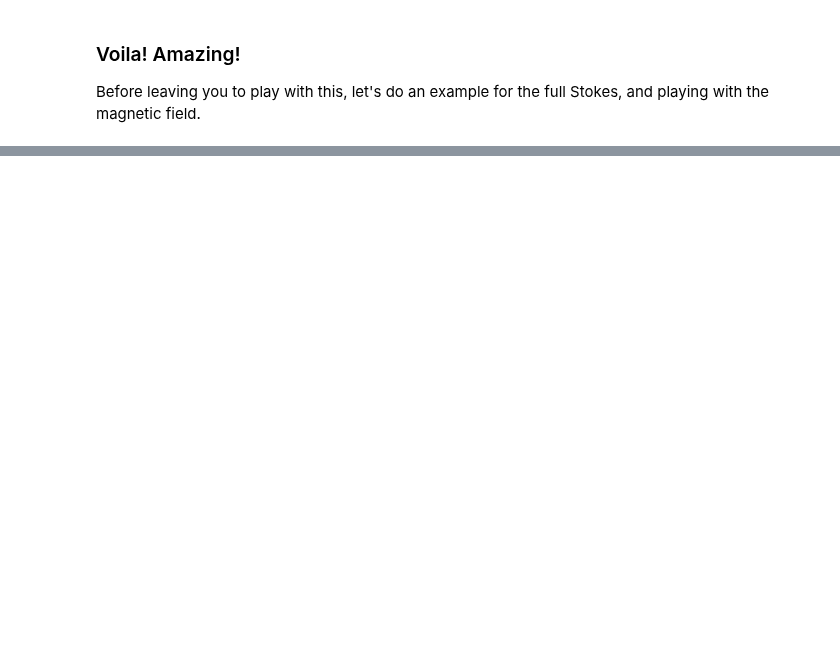
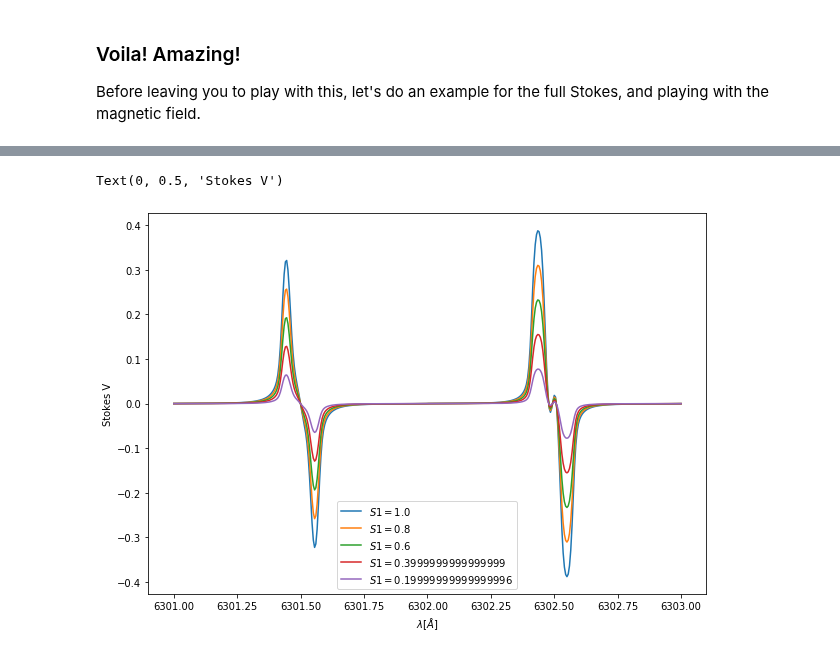
Before and after one commit to ivanzmilic/me_inversion_exercises, a Jupyter notebook: polarized_me_forward.ipynb, the cells around one changed output, grey strips where cells are left out. Drawn from its saved outputs; the diff is of its cells as text; code cells hidden in the pictures; blank space fills up the shorter version.

```diff
--- a/polarized_me_forward.ipynb
+++ b/polarized_me_forward.ipynb
@@ -177,0 +184,22 @@ Text(0, 0.5, 'Intensity')
+# %%
+m_in = np.float64([1000., np.pi/4., 0.0, 0.0, 0.02, 30.0, 0.1, 0.2, 0.8])
+nx = 1
+ny = 5
+model = np.zeros([nx,ny,9])
+#Model is an array that has dimensions nx,ny and then 9 for the number of parameters
+for i in range(0,5):
+    model[0,i,:] = m_in
+    model[0,i,-2] = i*0.2 # magnetic field
+    model[0,i,-1] = 1.0 - model[0,i,-2]
+
+syn =  me.synthesize(model, mu = 1.0)
+
+plt.figure(figsize=[10,7])
+for i in range(0,5):
+    plt.plot(ll,syn[0,i,3],label='$S1 = $'+str(model[0,i,-1]))
+plt.legend()
+plt.xlabel("$\\lambda [\\AA]$")
+plt.ylabel("Stokes V")
+# %% [output]
+Text(0, 0.5, 'Stokes V')
+[figure, added]
```
Also changed, not shown: parts of 12 cells of this notebook.
